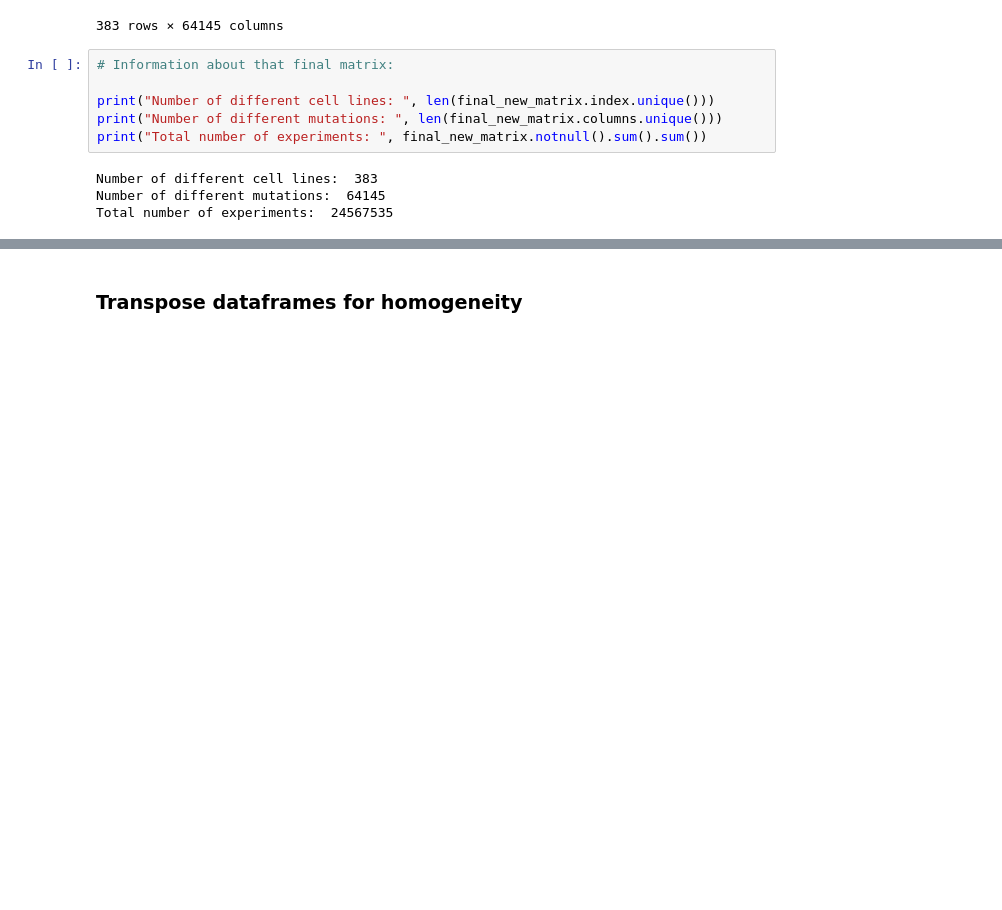
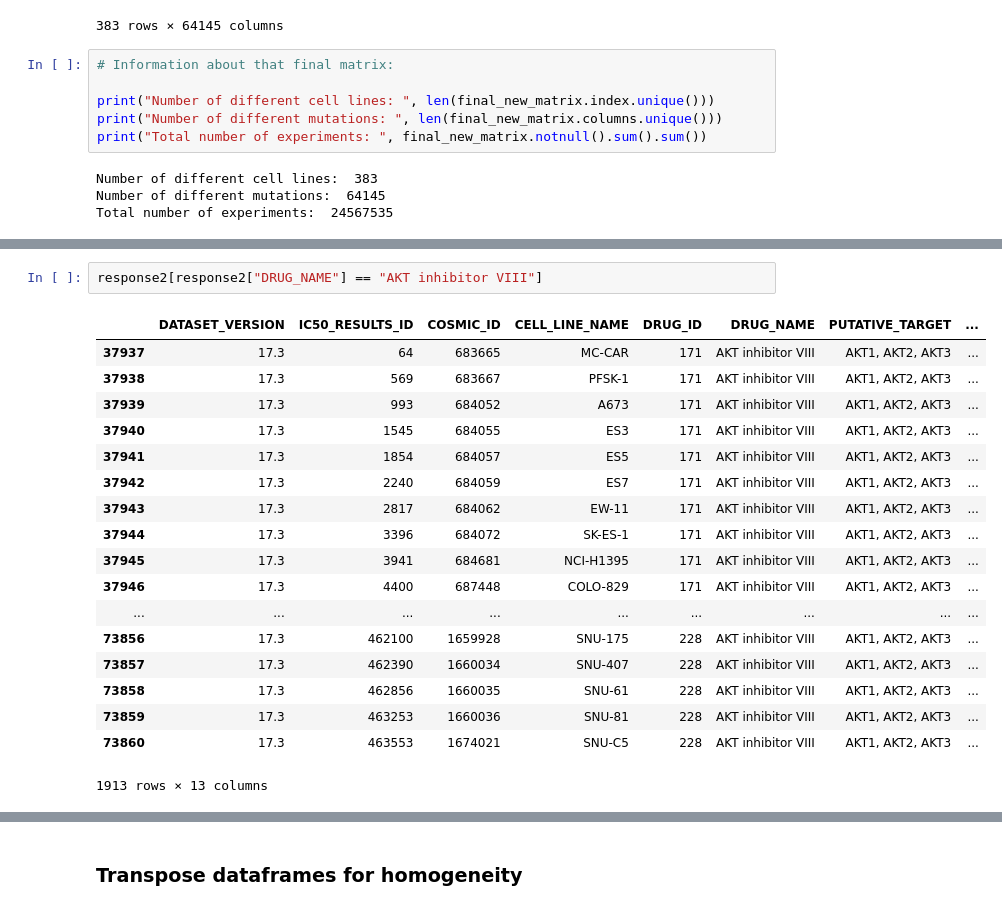
Before and after one commit to oskaradermecker/DataX_Drug_Response, a Jupyter notebook: Dataset comparison.ipynb, the cells around one changed output, grey strips where cells are left out. Drawn from its saved outputs; the diff is of its cells as text; blank space fills up the shorter version.

```diff
--- a/Dataset comparison.ipynb
+++ b/Dataset comparison.ipynb
@@ -158,0 +233,21 @@ Total number of experiments:  24567535
+# %%
+response2[response2["DRUG_NAME"] == "AKT inhibitor VIII"]
+# %% [output]
+|  | DATASET_VERSION | IC50_RESULTS_ID | COSMIC_ID | CELL_LINE_NAME | DRUG_ID | DRUG_NAME | PUTATIVE_TARGET | ... |
+| 37937 | 17.3 | 64 | 683665 | MC-CAR | 171 | AKT inhibitor VIII | AKT1, AKT2, AKT3 | ... |
+| 37938 | 17.3 | 569 | 683667 | PFSK-1 | 171 | AKT inhibitor VIII | AKT1, AKT2, AKT3 | ... |
+| 37939 | 17.3 | 993 | 684052 | A673 | 171 | AKT inhibitor VIII | AKT1, AKT2, AKT3 | ... |
+| 37940 | 17.3 | 1545 | 684055 | ES3 | 171 | AKT inhibitor VIII | AKT1, AKT2, AKT3 | ... |
+| 37941 | 17.3 | 1854 | 684057 | ES5 | 171 | AKT inhibitor VIII | AKT1, AKT2, AKT3 | ... |
+| 37942 | 17.3 | 2240 | 684059 | ES7 | 171 | AKT inhibitor VIII | AKT1, AKT2, AKT3 | ... |
+| 37943 | 17.3 | 2817 | 684062 | EW-11 | 171 | AKT inhibitor VIII | AKT1, AKT2, AKT3 | ... |
+| 37944 | 17.3 | 3396 | 684072 | SK-ES-1 | 171 | AKT inhibitor VIII | AKT1, AKT2, AKT3 | ... |
+| 37945 | 17.3 | 3941 | 684681 | NCI-H1395 | 171 | AKT inhibitor VIII | AKT1, AKT2, AKT3 | ... |
+| 37946 | 17.3 | 4400 | 687448 | COLO-829 | 171 | AKT inhibitor VIII | AKT1, AKT2, AKT3 | ... |
+| ... | ... | ... | ... | ... | ... | ... | ... | ... |
+| 73856 | 17.3 | 462100 | 1659928 | SNU-175 | 228 | AKT inhibitor VIII | AKT1, AKT2, AKT3 | ... |
+| 73857 | 17.3 | 462390 | 1660034 | SNU-407 | 228 | AKT inhibitor VIII | AKT1, AKT2, AKT3 | ... |
+| 73858 | 17.3 | 462856 | 1660035 | SNU-61 | 228 | AKT inhibitor VIII | AKT1, AKT2, AKT3 | ... |
+| 73859 | 17.3 | 463253 | 1660036 | SNU-81 | 228 | AKT inhibitor VIII | AKT1, AKT2, AKT3 | ... |
+| 73860 | 17.3 | 463553 | 1674021 | SNU-C5 | 228 | AKT inhibitor VIII | AKT1, AKT2, AKT3 | ... |
+1913 rows × 13 columns
```
Also changed, not shown: parts of 22 cells of this notebook.
